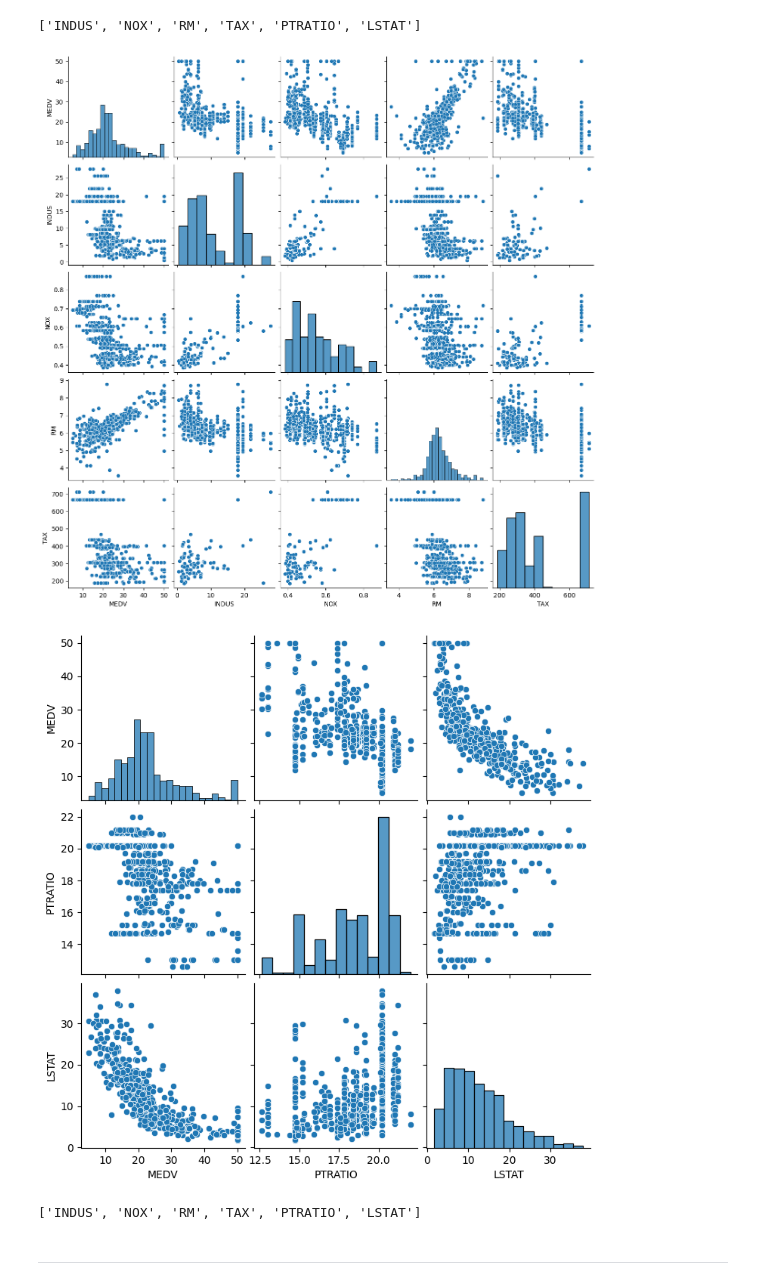
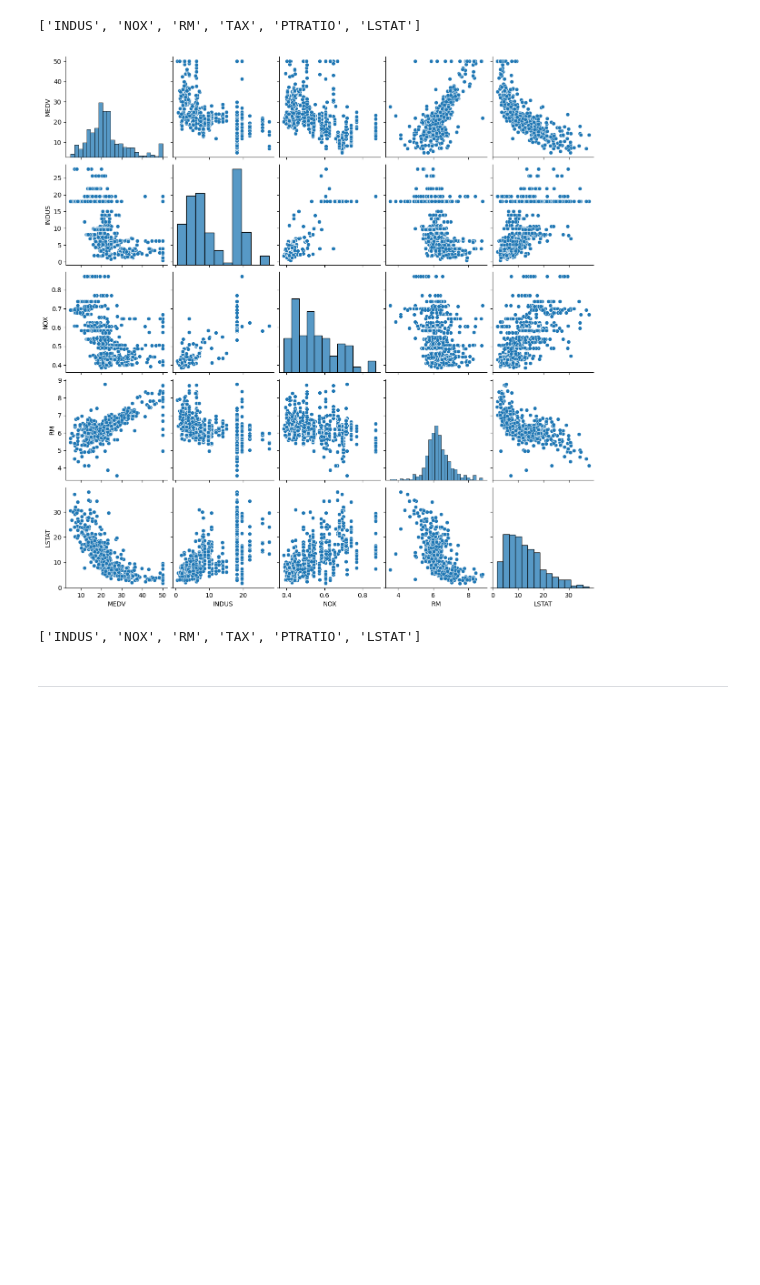
Before and after one commit to marosor/ML_Toolbox, a Jupyter notebook: funciones_3y4_fran.ipynb, the cells around one changed output. Cells and saved outputs as stored; diff of their text form; code cells hidden in the pictures; blank space fills up the shorter version.

```diff
--- a/funciones_3y4_fran.ipynb
+++ b/funciones_3y4_fran.ipynb
@@ -89,15 +89,19 @@ def get_features_num_regression(df, target_col, umbral_corr, pvalue = None):
         return None
 
     # Comprobar si umbral_corr está entre 0 y 1
+    if type(umbral_corr) != float and type(umbral_corr) != int:
+        print("Error: El parametro umbral_corr", umbral_corr, " no es un número.")
     if not 0 <= umbral_corr <= 1:
         print("Error: El umbral_corr debe estar entre 0 y 1.")
         return None
 
     # Comprobar si pvalue, si está definido, es un número entre 0 y 1
-    if pvalue is not None:
-        if not 0 <= pvalue <= 1:
-            print("Error: El pvalue debe estar entre 0 y 1.")
-            return None
+    if type(pvalue) != float and type(pvalue) != int:
+        print("Error: El parametro pvalue", pvalue, " no es un número.")
+        return None
+    elif  not (0 <= pvalue <= 1):
+        print("Error: El parametro pvalue", pvalue, " esta fuera del rango [0,1].")
+        return None
 
     # Código
     var_tip = tipifica_variables(df, 10, 20)
@@ -179,8 +183,14 @@ def plot_features_num_regression(df, target_col = "", columns = [], umbral_corr
 
     columnas_filtradas = get_features_num_regression(df, target_col, umbral_corr, pvalue)
 
+    columnas_refiltradas = []
+    for col in columnas_filtradas:
+        for col2 in columns:
+            if col == col2:
+                columnas_refiltradas.append(col)
+
     # Divide la lista de columnas filtradas en grupos de máximo cinco columnas
-    columnas_agrupadas = [columnas_filtradas[i:i+4] for i in range(0, len(columnas_filtradas), 4)]
+    columnas_agrupadas = [columnas_refiltradas[i:i+4] for i in range(0, len(columnas_refiltradas), 4)]
 
     # Generar pairplots para cada grupo de columnas
     for group in columnas_agrupadas:
@@ -188,7 +198,7 @@ def plot_features_num_regression(df, target_col = "", columns = [], umbral_corr
         plt.show()
 
     # Devolver la lista de columnas filtradas
-    return columnas_filtradas
+    return columnas_refiltradas
 # %%
 plot_features_num_regression(boston, "MEDV", umbral_corr = 0.4)
 # %% [output]
@@ -207,10 +217,9 @@ plot_features_num_regression(boston, "MEDV", umbral_corr = 0.4, pvalue = 0.5)
 [figure]
 ['INDUS', 'NOX', 'RM', 'TAX', 'PTRATIO', 'LSTAT']
 # %%
-plot_features_num_regression(boston, "MEDV", ["NOX", "INDUS", "RM", "LSTAT", "PTRATIO", "TAX"], 0.4)
+plot_features_num_regression(boston, "MEDV", ["NOX", "INDUS", "RM", "LSTAT"], 0.4)
 # %% [output]
-[figure, old version]
+[figure, new version]
-[figure, removed]
 ['INDUS', 'NOX', 'RM', 'TAX', 'PTRATIO', 'LSTAT']
 # %% [markdown]
 --------
```
Also changed, not shown: parts of 1 cell of this notebook, 3 other files.
